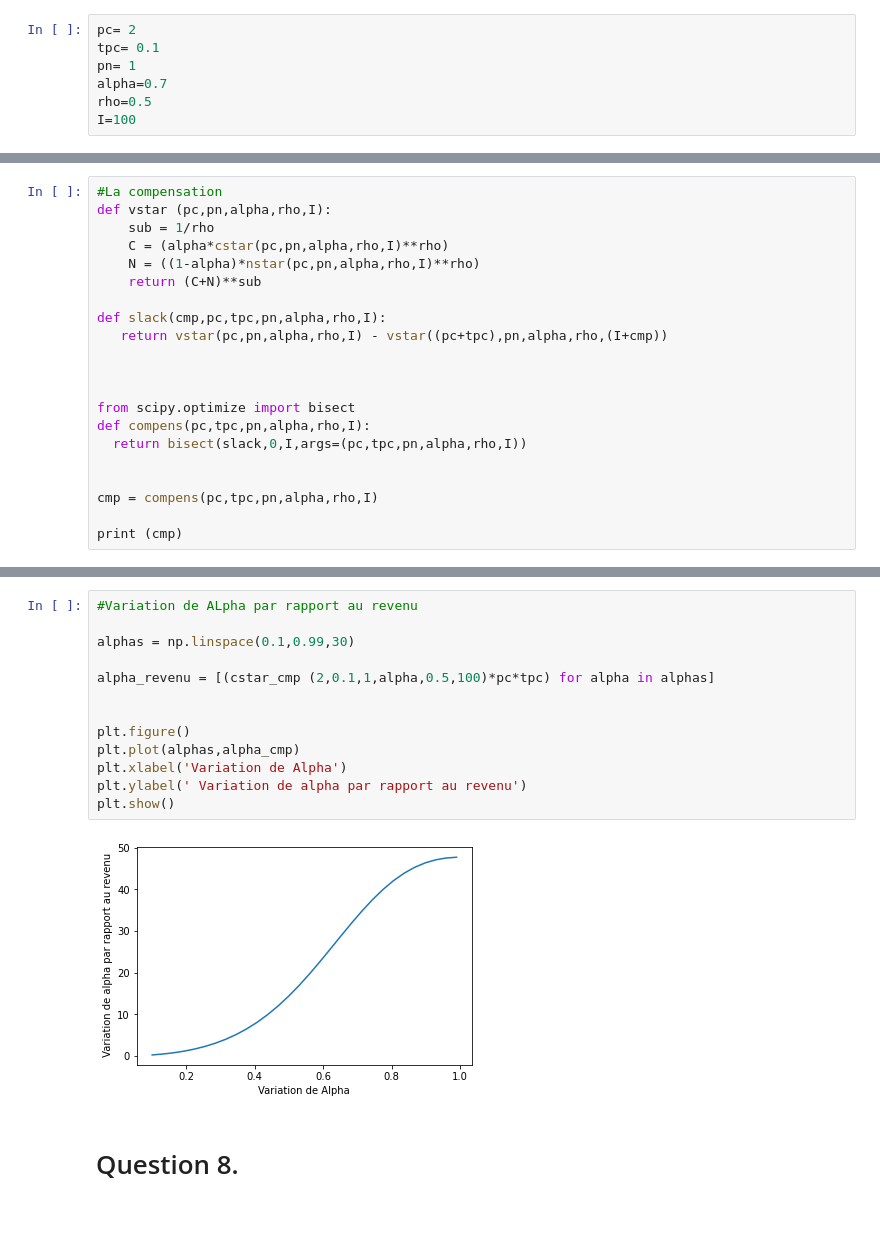
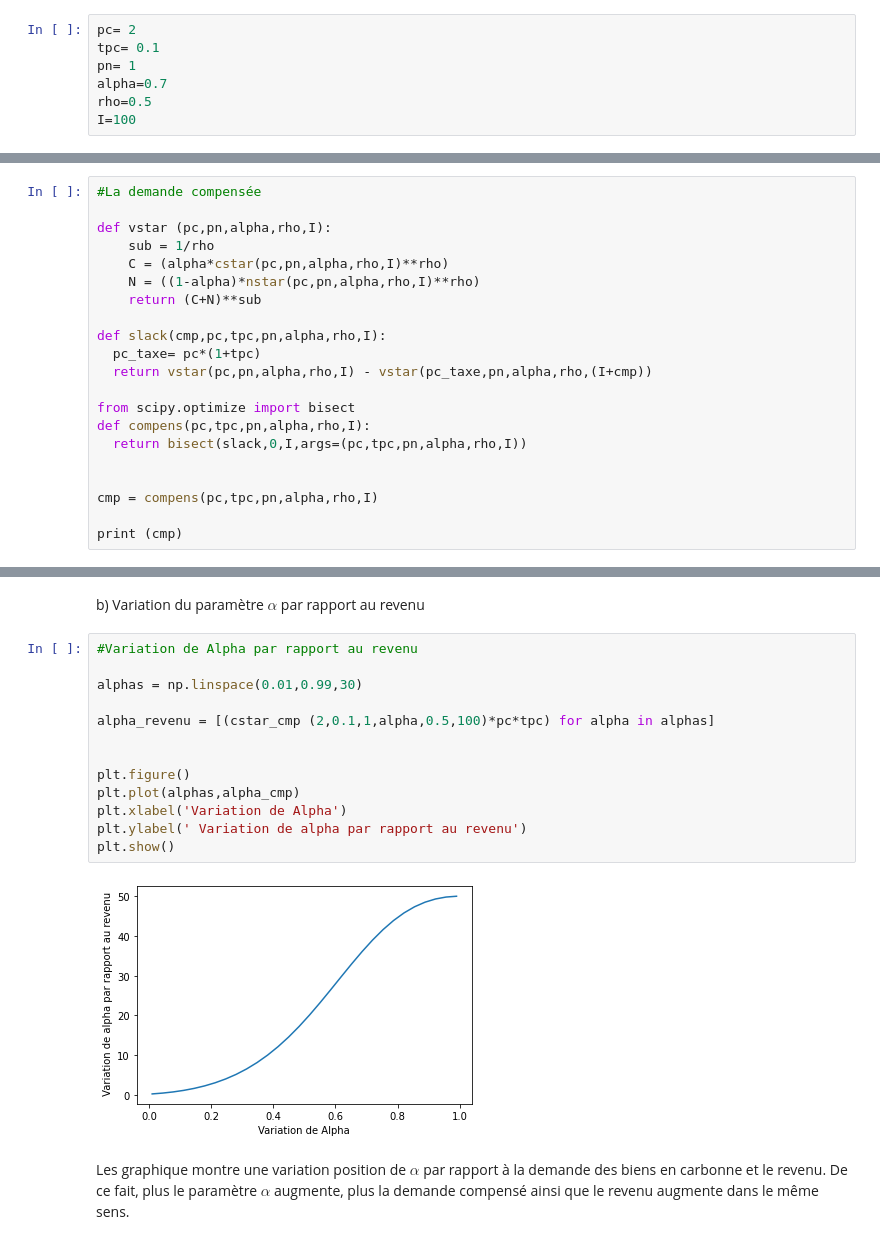
Before and after one commit to LoubnaMek/Microeconomie, a Jupyter notebook: tp_micro.ipynb, the cells around one changed output, grey strips where cells are left out. Saved outputs shown, nothing was run; the diff lists cells and outputs as text; blank space fills up the shorter version.

```diff
--- a/tp_micro.ipynb
+++ b/tp_micro.ipynb
@@ -168,5 +185,6 @@ I=100
 # %%
-#La compensation
+#La demande compensée
+
 def vstar (pc,pn,alpha,rho,I):
     sub = 1/rho
     C = (alpha*cstar(pc,pn,alpha,rho,I)**rho)
@@ -174,9 +192,8 @@ def vstar (pc,pn,alpha,rho,I):
     return (C+N)**sub
 
 def slack(cmp,pc,tpc,pn,alpha,rho,I):
-   return vstar(pc,pn,alpha,rho,I) - vstar((pc+tpc),pn,alpha,rho,(I+cmp))
-
-
+  pc_taxe= pc*(1+tpc)
+  return vstar(pc,pn,alpha,rho,I) - vstar(pc_taxe,pn,alpha,rho,(I+cmp))
 
 from scipy.optimize import bisect
 def compens(pc,tpc,pn,alpha,rho,I):
@@ -294,17 +313,19 @@ plt.show()
+# %% [markdown]
+b) Variation du paramètre $\alpha$ par rapport au revenu
 # %%
-#Variation de ALpha par rapport au revenu
+#Variation de Alpha par rapport au revenu
 
-alphas = np.linspace(0.1,0.99,30)
+alphas = np.linspace(0.01,0.99,30)
 
 alpha_revenu = [(cstar_cmp (2,0.1,1,alpha,0.5,100)*pc*tpc) for alpha in alphas]
 
 
 plt.figure()
 plt.plot(alphas,alpha_cmp)
 plt.xlabel('Variation de Alpha')
 plt.ylabel(' Variation de alpha par rapport au revenu')
 plt.show()
 # %% [output]
-[figure, old version]
+[figure, new version]
-# %% [markdown]
-# Question 8.
+# %% [markdown]
+Les graphique montre une variation position de $\alpha$ par rapport à la demande des biens en  carbonne et le revenu. De ce fait, plus le paramètre $\alpha$ augmente, plus la demande compensé ainsi que le revenu augmente dans le même sens.
```
Also changed, not shown: parts of 36 cells of this notebook.
